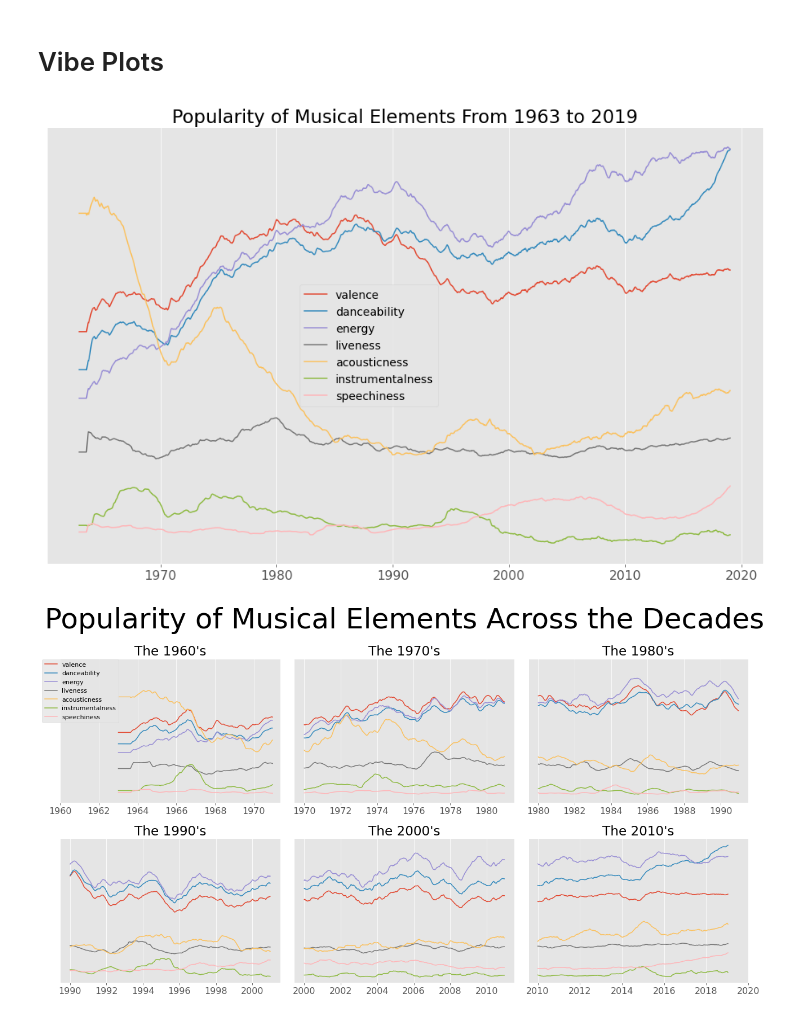
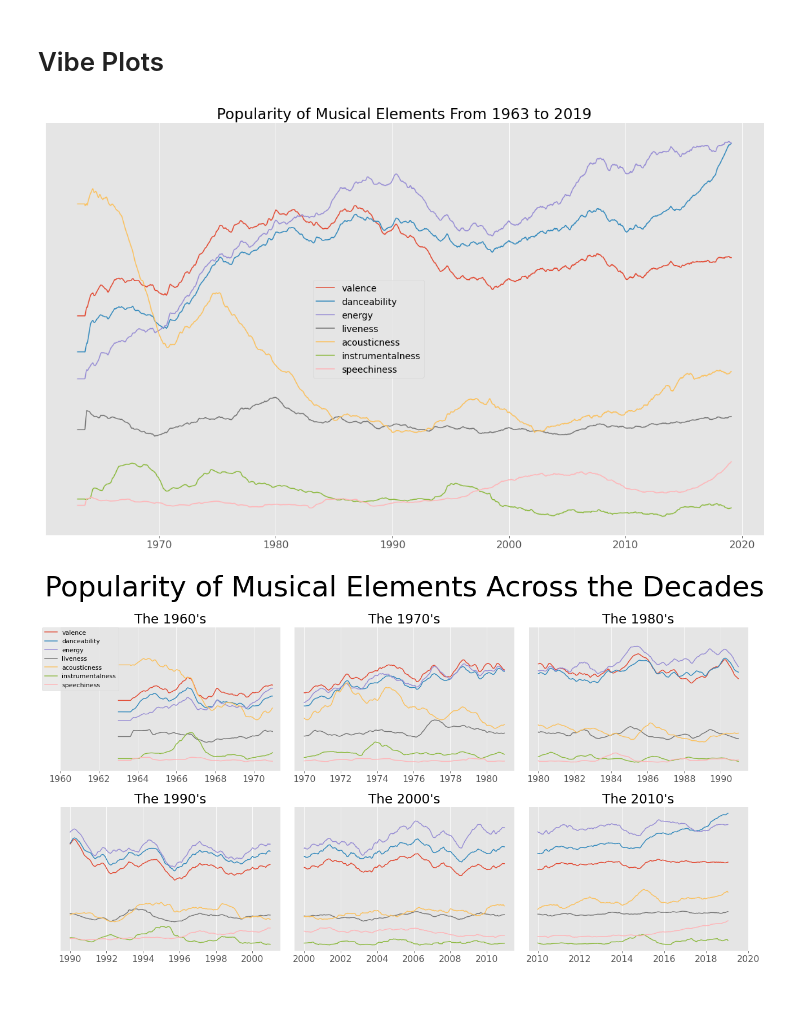
Before and after one commit to ZackMagnotti/tin-pan-data, a Jupyter notebook: vibe-analysis.ipynb, the cells around one changed output. Drawn from its saved outputs; the diff is of its cells as text; code cells hidden in the pictures.

Commit message:
added tight_layout() to main figure

```diff
--- a/vibe-analysis.ipynb
+++ b/vibe-analysis.ipynb
@@ -50,19 +50,20 @@ parameter_ts = pd.DataFrame(week_scores, index=week_dates)
 # %%
 # take a rolling average to smooth out noise
 delta = dt.timedelta(weeks=200)
 rolling_avg = parameter_ts.rolling(delta).mean()
 
 fig, ax = plt.subplots(figsize=(16,10))
 for p in normal_parameters:
     ax.plot(rolling_avg.index, rolling_avg[p])
 
 ax.set_title('Popularity of Musical Elements From 1963 to 2019')
 ax.get_yaxis().set_visible(False)
-ax.legend(normal_parameters, fontsize=14, loc='center', bbox_to_anchor=(0.45, 0.5));
+ax.legend(normal_parameters, fontsize=14, loc='center', bbox_to_anchor=(0.45, 0.5))
+fig.tight_layout();
 
 # fig.savefig('images/vibe_full_timeseries.png')
 # %% [output]
-[figure, old version]
+[figure, new version]
 # %%
 delta = dt.timedelta(weeks=52)
 rolling_avg = parameter_ts.rolling(delta).mean()
```
